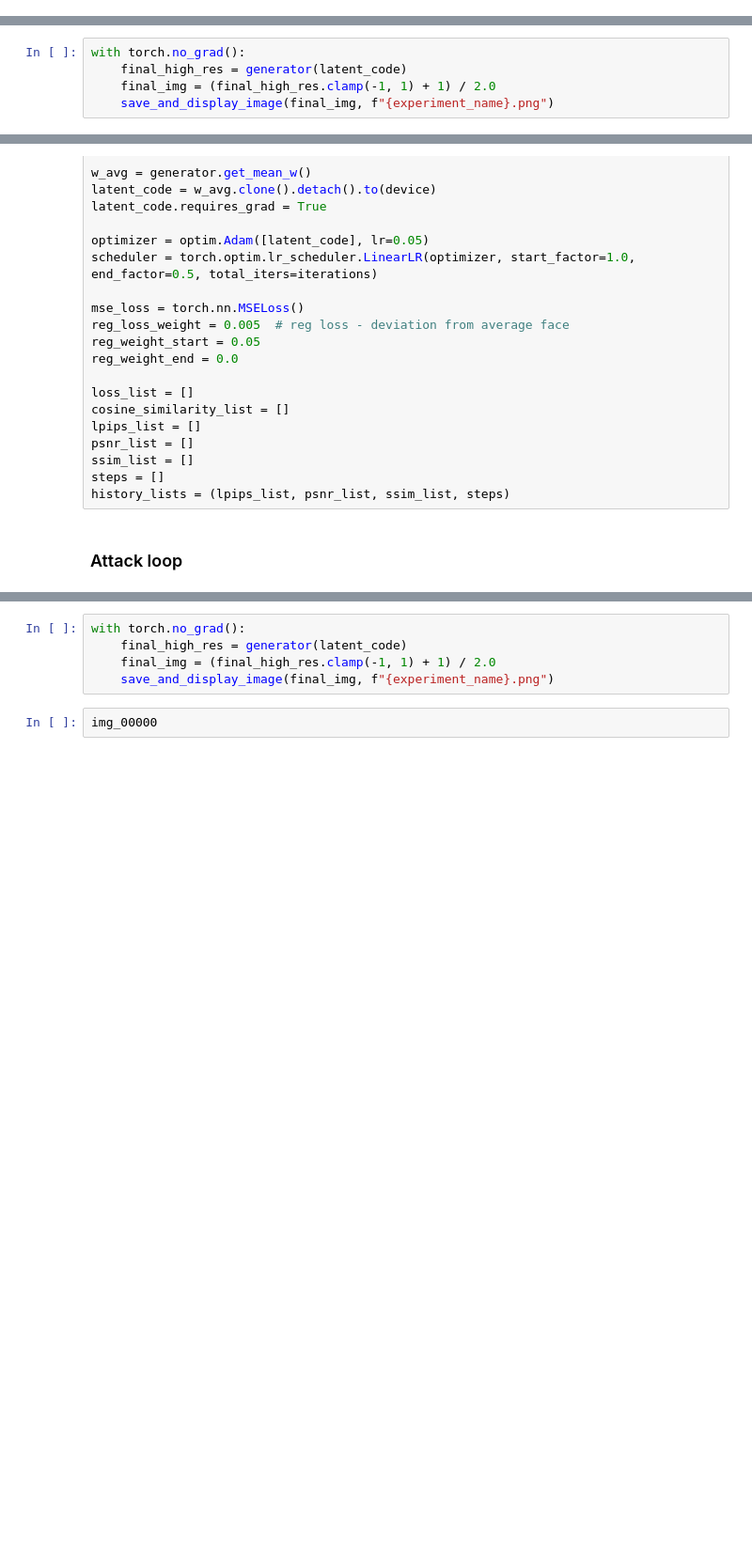
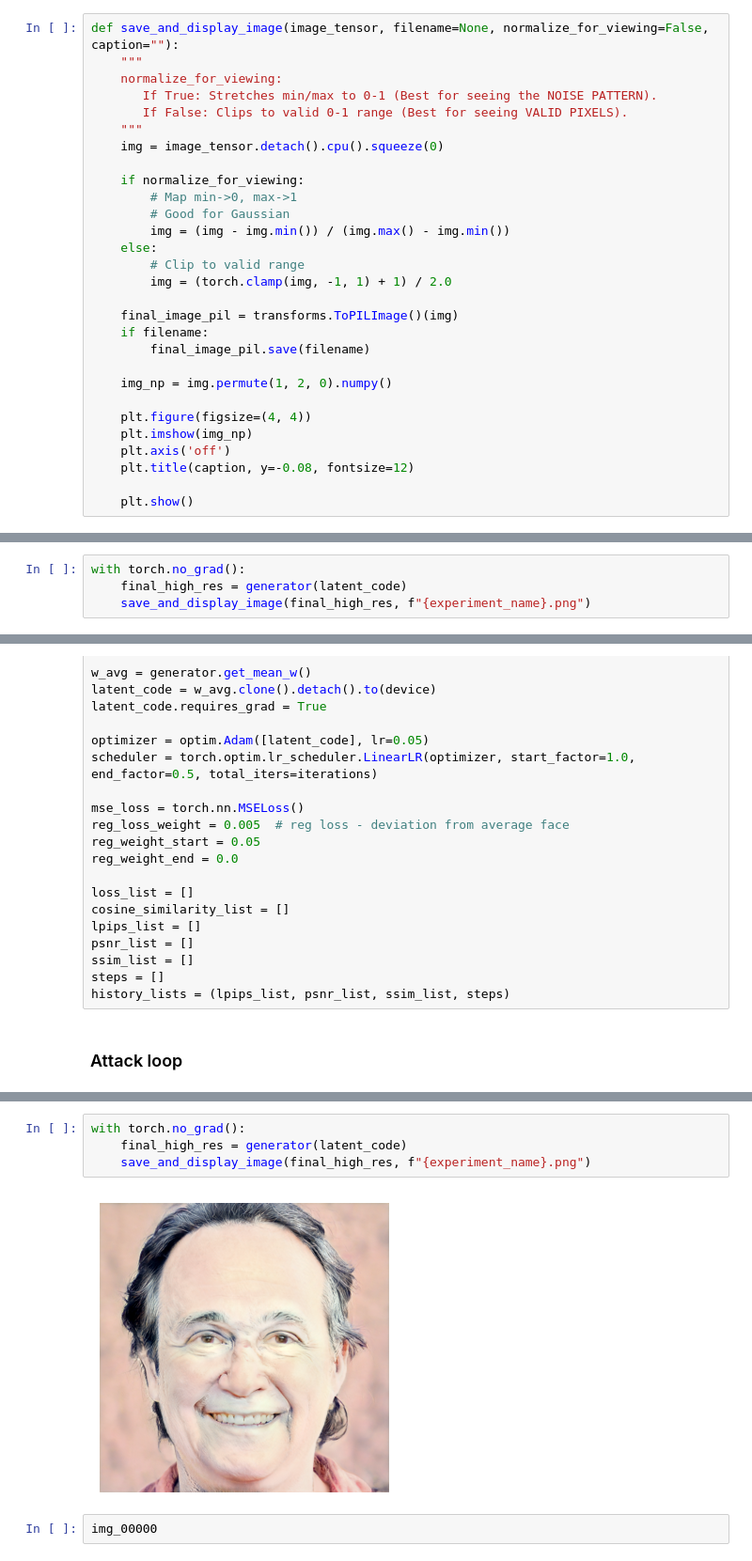
Before and after one commit to ItaiGross/Inversion, a Jupyter notebook: notebooks/generative_model_inversion_asaf.ipynb, the cells around one changed output, grey strips where cells are left out. Shown at 94% size. Saved outputs shown, nothing was run; the diff lists cells and outputs as text; blank space fills up the shorter version.

```diff
--- a/notebooks/generative_model_inversion_asaf.ipynb
+++ b/notebooks/generative_model_inversion_asaf.ipynb
@@ -253,0 +302,29 @@ def save_and_display_image(image, filename):
+# %%
+def save_and_display_image(image_tensor, filename=None, normalize_for_viewing=False, caption=""):
+    """
+    normalize_for_viewing:
+       If True: Stretches min/max to 0-1 (Best for seeing the NOISE PATTERN).
+       If False: Clips to valid 0-1 range (Best for seeing VALID PIXELS).
+    """
+    img = image_tensor.detach().cpu().squeeze(0)
+
+    if normalize_for_viewing:
+        # Map min->0, max->1
+        # Good for Gaussian
+        img = (img - img.min()) / (img.max() - img.min())
+    else:
+        # Clip to valid range
+        img = (torch.clamp(img, -1, 1) + 1) / 2.0
+
+    final_image_pil = transforms.ToPILImage()(img)
+    if filename:
+        final_image_pil.save(filename)
+
+    img_np = img.permute(1, 2, 0).numpy()
+
+    plt.figure(figsize=(4, 4))
+    plt.imshow(img_np)
+    plt.axis('off')
+    plt.title(caption, y=-0.08, fontsize=12)
+
+    plt.show()
@@ -394,5 +564,4 @@ print("""
 # %%
 with torch.no_grad():
     final_high_res = generator(latent_code)
-    final_img = (final_high_res.clamp(-1, 1) + 1) / 2.0
-    save_and_display_image(final_img, f"{experiment_name}.png")
+    save_and_display_image(final_high_res, f"{experiment_name}.png")
@@ -502,8 +698,9 @@ print("""
 # %%
 with torch.no_grad():
     final_high_res = generator(latent_code)
-    final_img = (final_high_res.clamp(-1, 1) + 1) / 2.0
-    save_and_display_image(final_img, f"{experiment_name}.png")
+    save_and_display_image(final_high_res, f"{experiment_name}.png")
+# %% [output]
+[figure, added]
 # %%
 img_00000
 # %% [markdown]
```
Also changed, not shown: parts of 32 cells of this notebook.
